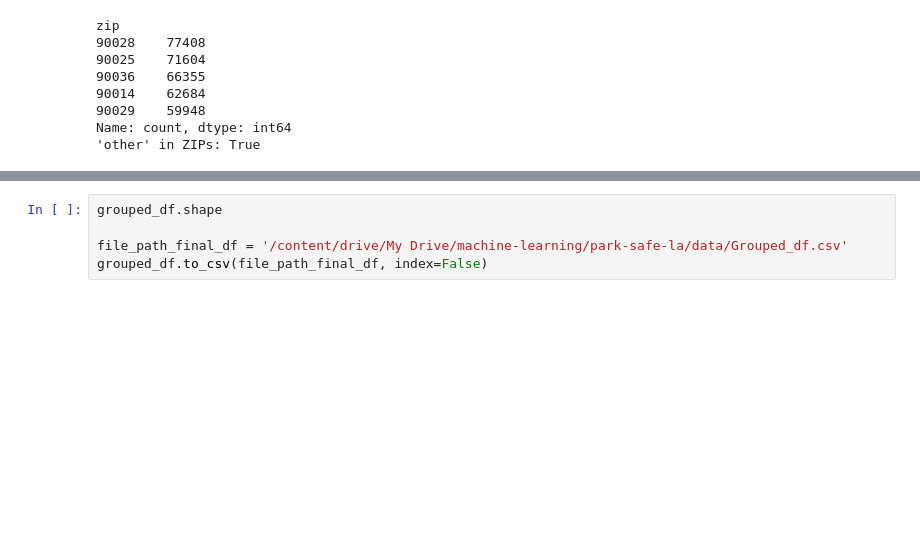
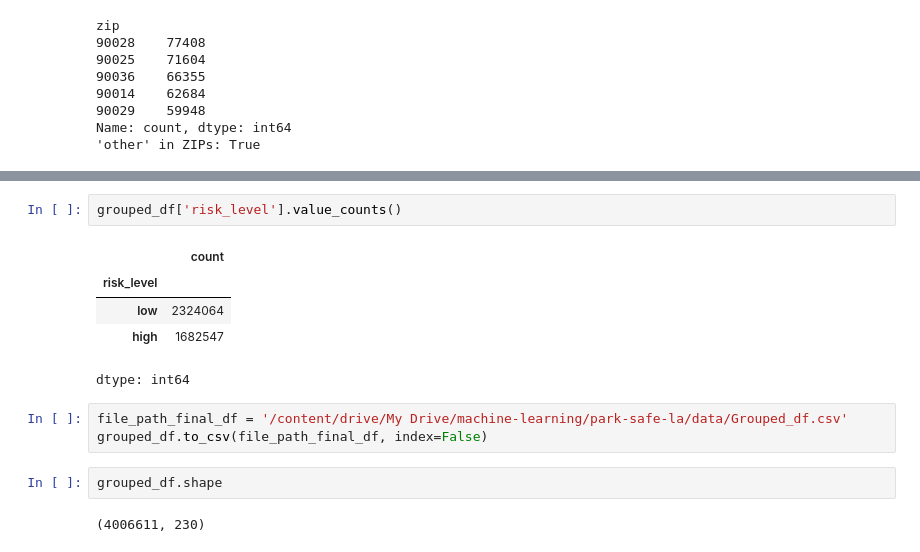
Before and after one commit to Dylan-Geraci/ParkSafe-LA, a Jupyter notebook: notebooks/pre_processing.ipynb, the cells around one changed output, grey strips where cells are left out. Drawn from its saved outputs; the diff is of its cells as text; blank space fills up the shorter version.

```diff
--- a/notebooks/pre_processing.ipynb
+++ b/notebooks/pre_processing.ipynb
@@ -294,6 +293,16 @@ grouped_df.sample(5)
 5 rows × 230 columns
+# %%
+grouped_df['risk_level'].value_counts()
+# %% [output]
+|  | count |
+| risk_level |  |
+| low | 2324064 |
+| high | 1682547 |
+dtype: int64
 # %%
-grouped_df.shape
-
 file_path_final_df = '/content/drive/My Drive/machine-learning/park-safe-la/data/Grouped_df.csv'
 grouped_df.to_csv(file_path_final_df, index=False)
+# %%
+grouped_df.shape
+# %% [output]
+(4006611, 230)
```
Also changed, not shown: parts of 3 cells of this notebook.
